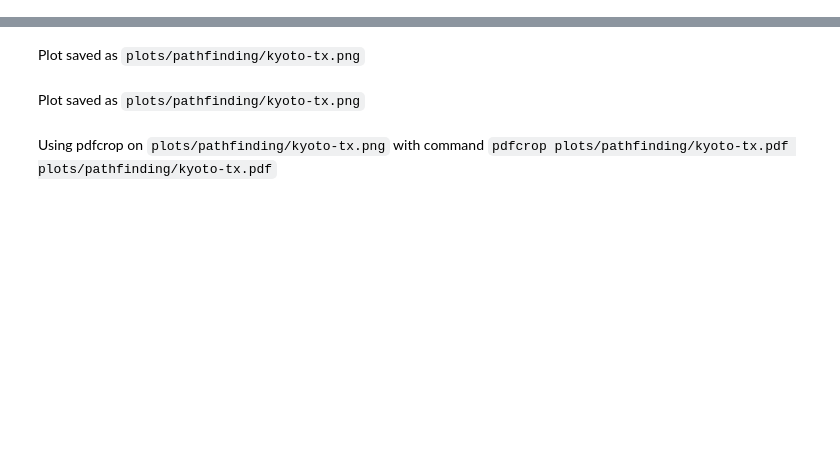
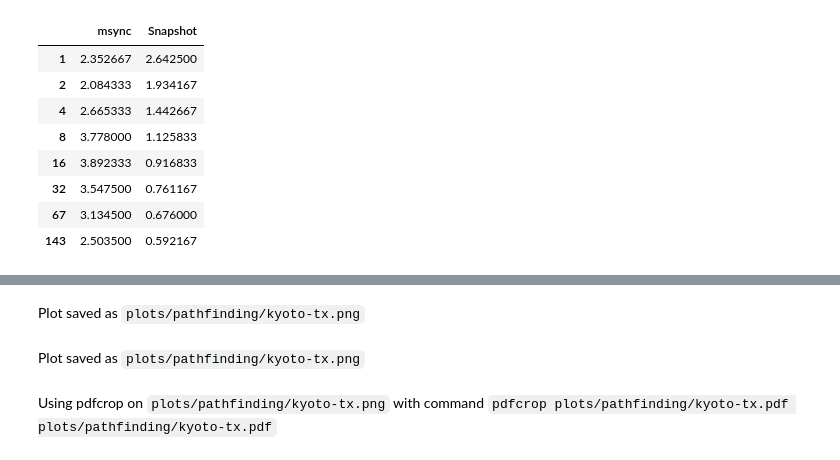
Before and after one commit to NVSL/snapshot-public, a Jupyter notebook: src/scripts/kyoto.kttimedtest.ipynb, the cells around one changed output, grey strips where cells are left out. Drawn from its saved outputs; the diff is of its cells as text; code cells hidden in the pictures; blank space fills up the shorter version.

```diff
--- a/src/scripts/kyoto.kttimedtest.ipynb
+++ b/src/scripts/kyoto.kttimedtest.ipynb
@@ -60,6 +60,18 @@ df_mean['msync'] = df[mmap].mean(axis=1)
 df_mean['Snapshot'] = df[snapshot].mean(axis=1)
 df_mean_orig = df_mean.copy(deep=True)
 df_mean.index = ["%.0f" % val for val in 1/df_mean.index]
+# %%
+df_mean
+# %% [output]
+|  | msync | Snapshot |
+| 1 | 2.352667 | 2.642500 |
+| 2 | 2.084333 | 1.934167 |
+| 4 | 2.665333 | 1.442667 |
+| 8 | 3.778000 | 1.125833 |
+| 16 | 3.892333 | 0.916833 |
+| 32 | 3.547500 | 0.761167 |
+| 67 | 3.134500 | 0.676000 |
+| 143 | 2.503500 | 0.592167 |
 # %%
 df_mean_orig
 # %% [output]
```
Also changed, not shown: parts of 6 cells of this notebook, 4 other files.
